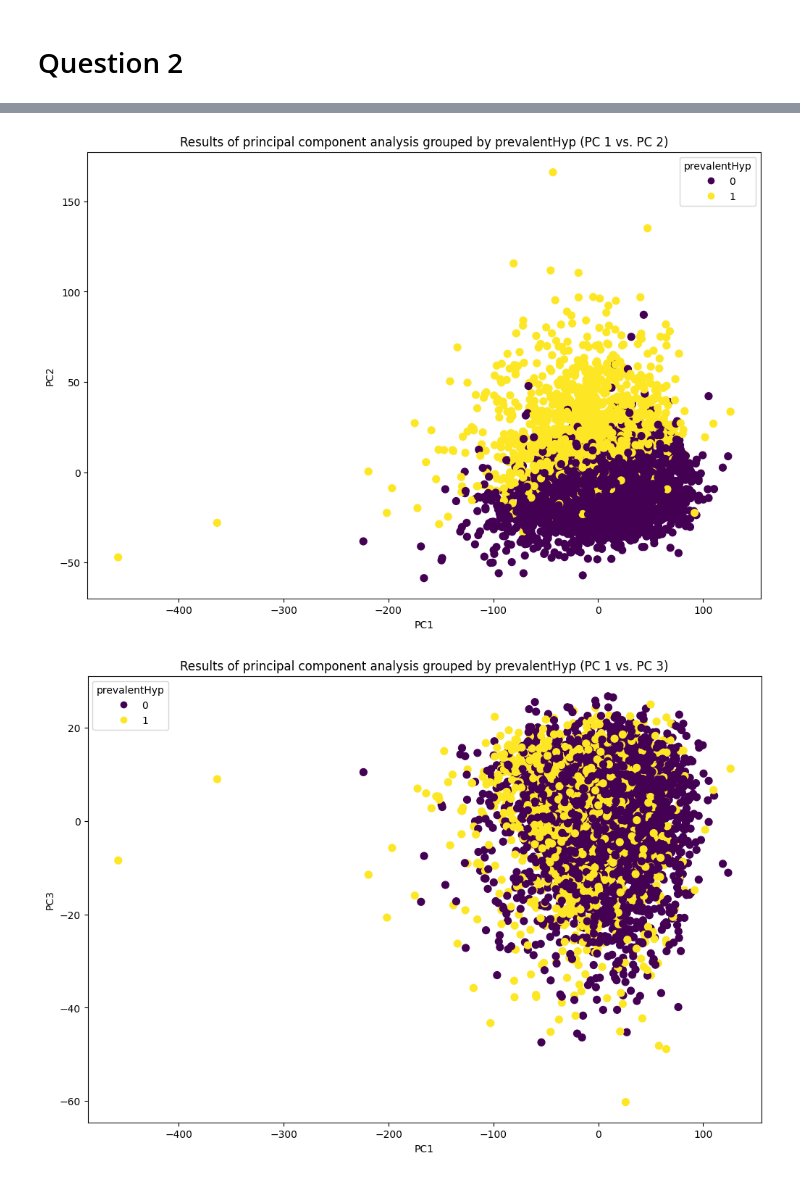
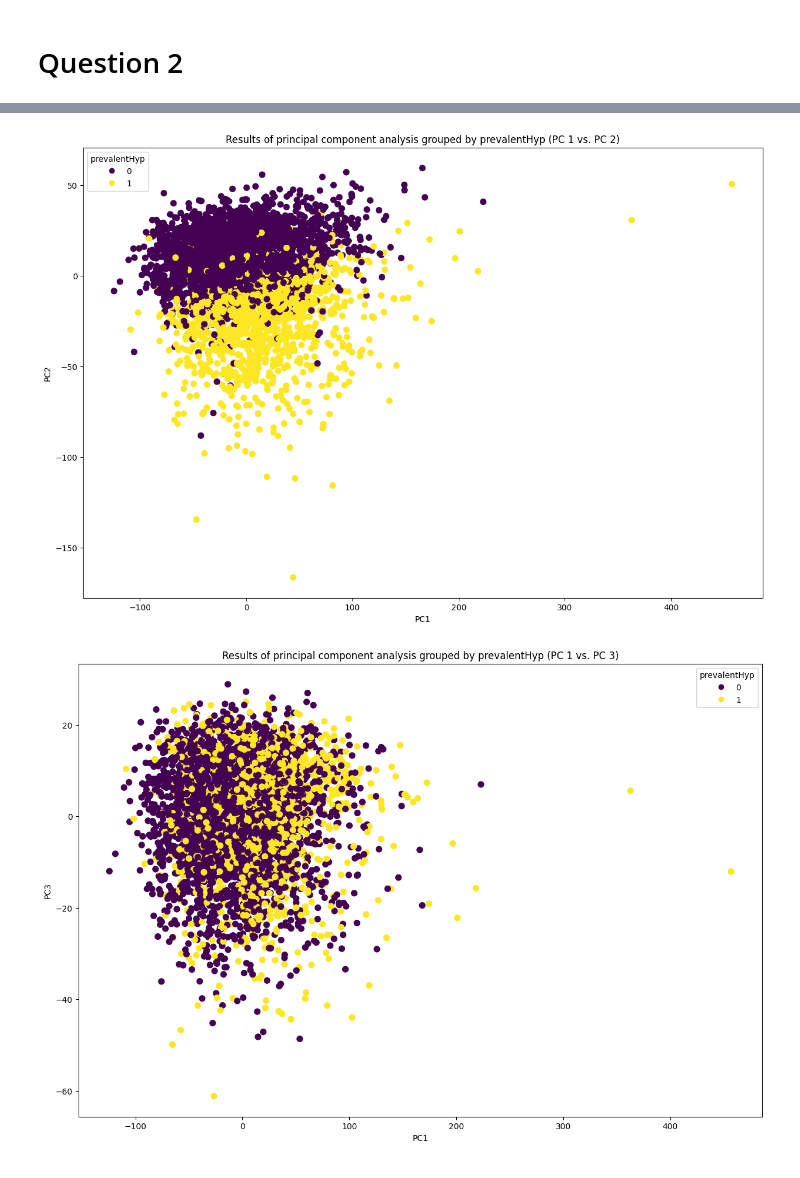
Before and after one commit to MaxCHENGLONG/1TD060-Applied-Linear-Algebra-for-Data-Science-UU, a Jupyter notebook: Assignment_5: PCA/ALADS-Assignment5.ipynb, the cells around one changed output, grey strips where cells are left out. Cells and saved outputs as stored; diff of their text form; code cells hidden in the pictures.

```diff
--- a/Assignment_5: PCA/ALADS-Assignment5.ipynb
+++ b/Assignment_5: PCA/ALADS-Assignment5.ipynb
@@ -194,0 +123,32 @@ print(X_eigenvectors[0])
+# %%
+import numpy as np
+import pandas as pd
+filename = "framingham_heart_disease.csv"
+# Load the data
+df = pd.read_csv(filename)
+
+variables = ['age', 'cigsPerDay', 'totChol', 'sysBP', 'diaBP', 'BMI', 'heartRate', 'prevalentHyp']
+
+# Drop NaN value together
+X = df[variables].dropna()
+# Split prevalentHyp and rest
+y = X['prevalentHyp']
+X = X.drop('prevalentHyp', axis=1)
+
+n, m = X.shape
+
+X_c = X - X.mean(axis=0)
+U, sigma, VT = np.linalg.svd(X_c)
+
+# eigenvalues
+eigen_values = (sigma ** 2)/ (n - 1)
+
+#total variance
+trace = np.sum(eigen_values)
+fractions = eigen_values / trace
+# pca
+eigen_vectors = VT.T
+X_transformed = X_c @ eigen_vectors
+print(X_transformed)
+print("\n")
+print(eigen_vectors[0])
@@ -221,9 +209,10 @@ for value in X_percent_variance:
 # %%
+X_PC3 = X_transformed.iloc[:, :3]
 import matplotlib.pyplot as plt
 from mpl_toolkits.mplot3d import Axes3D
-fig = plt.figure(figsize=(12, 8))
+fig = plt.figure(figsize=(15, 10))
 ax = fig.add_subplot(111, projection='3d')
-scatter = ax.scatter(X_PC3[:, 0], X_PC3[:, 1], X_PC3[:, 2], c=y, cmap='viridis', s=50)
+scatter = ax.scatter(X_PC3.iloc[:, 0], X_PC3.iloc[:, 1], X_PC3.iloc[:, 2], c=y, cmap='viridis', s=50)
 ax.set_xlabel('PC1')
 ax.set_ylabel('PC2')
 ax.set_zlabel('PC3')
@@ -235,20 +224,20 @@ plt.show()
 # %%
-plt.figure(figsize=(12, 8))
-plt.scatter(X_PC3[:, 0], X_PC3[:, 1], c=y, cmap='viridis', s=50)
+plt.figure(figsize=(15, 10))
+plt.scatter(X_PC3.iloc[:, 0], X_PC3.iloc[:, 1], c=y, cmap='viridis', s=50)
 plt.xlabel('PC1')
 plt.ylabel('PC2')
 plt.title('Results of principal component analysis grouped by prevalentHyp (PC 1 vs. PC 2)')
 plt.legend(*scatter.legend_elements(), title='prevalentHyp')
 plt.show()
 # %% [output]
-[figure, old version]
+[figure, new version]
 # %%
-plt.figure(figsize=(12, 8))
-plt.scatter(X_PC3[:, 0], X_PC3[:, 2], c=y, cmap='viridis', s=50)
+plt.figure(figsize=(15, 10))
+plt.scatter(X_PC3.iloc[:, 0], X_PC3.iloc[:, 2], c=y, cmap='viridis', s=50)
 plt.xlabel('PC1')
 plt.ylabel('PC3')
 plt.title('Results of principal component analysis grouped by prevalentHyp (PC 1 vs. PC 3)')
 plt.legend(*scatter.legend_elements(), title='prevalentHyp')
 plt.show()
 # %% [output]
-[figure, old version]
+[figure, new version]
```
Also changed, not shown: parts of 9 cells of this notebook, 1 other file.
